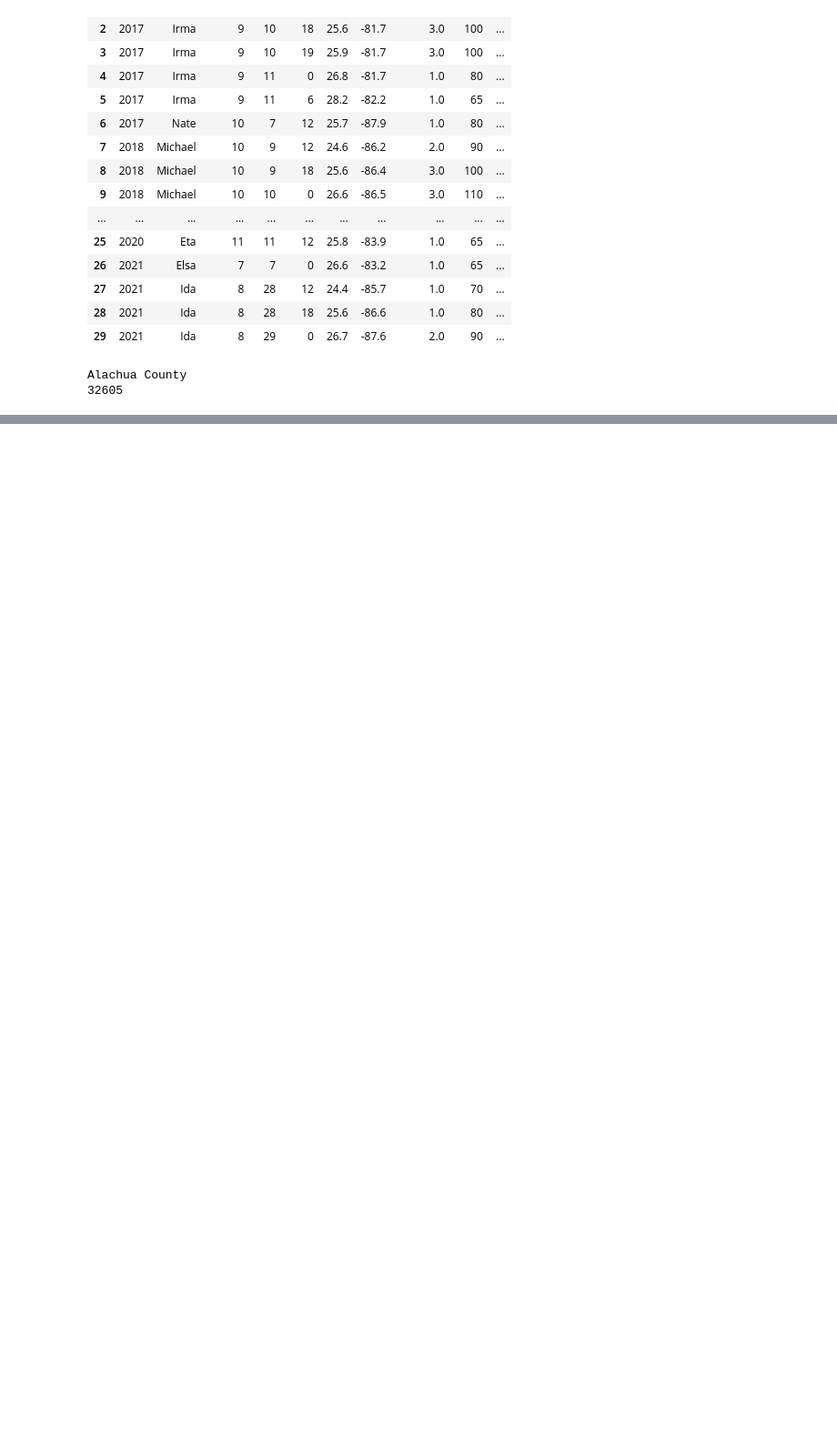
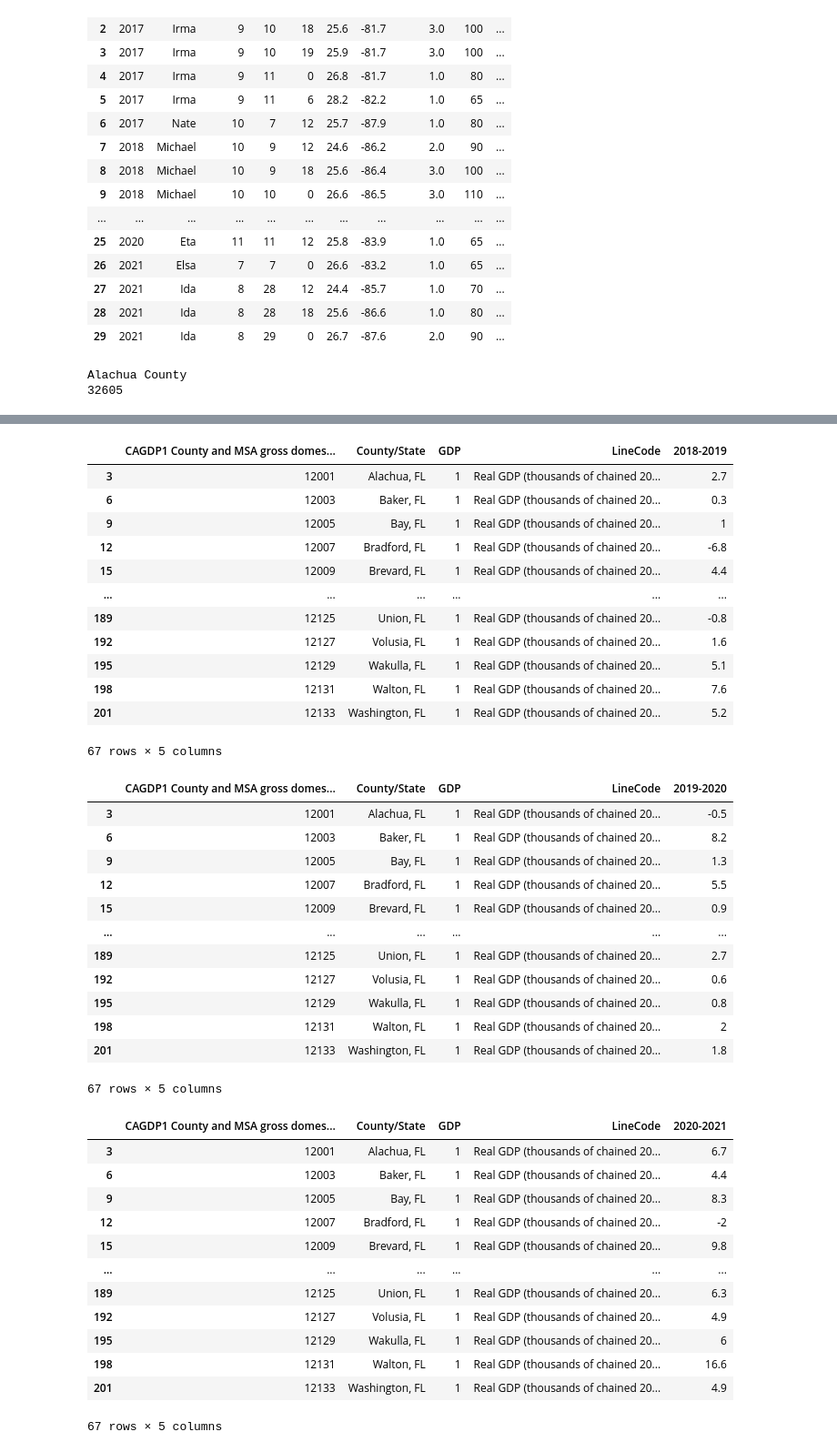
Before and after one commit to UDoWhile/Project-1, a Jupyter notebook: main_nash.ipynb, the cells around one changed output, grey strips where cells are left out. Shown at 91% size. Drawn from its saved outputs; the diff is of its cells as text; code cells hidden in the pictures; blank space fills up the shorter version.

Commit message:
cleaned up GDP data for Florida

```diff
--- a/main_nash.ipynb
+++ b/main_nash.ipynb
@@ -262,0 +269,66 @@ print(get_county (zip_code,florida_zipcodes_df ))
+# %%
+clean_2019 = florida_2019_df.drop(florida_2019_df.tail(4).index)
+clean_2019.drop(florida_2019_df.head(3).index, inplace=True)
+clean_2019.rename({'Unnamed: 1':'County/State', 'Unnamed: 2': 'GDP','Unnamed: 3': 'LineCode', 'Unnamed: 4': '2018-2019'}, axis=1, inplace=True)
+#df = df.loc[~((df['col1'] == 'A') | (df['col2'] > 6))]
+#clean_2019 = clean_2019.loc[~((clean_2019['GDP'] == '2' | clean_2019['GDP'] =='3'))]
+#df['A'] = df['A'].astype(int)  from Xpert
+clean_2019['GDP'] = clean_2019['GDP'].astype(int)
+#df = df[~df['A'].isin([2, 3])] from Xpert
+clean_2019 = clean_2019[~clean_2019['GDP'].isin([2,3,])]
+
+clean_2020 = florida_2020_df.drop(florida_2020_df.tail(4).index)
+clean_2020.drop(florida_2020_df.head(3).index, inplace=True)
+clean_2020.rename({'Unnamed: 1':'County/State', 'Unnamed: 2': 'GDP','Unnamed: 3': 'LineCode', 'Unnamed: 4': '2019-2020'}, axis=1, inplace=True)
+clean_2020['GDP'] = clean_2020['GDP'].astype(int)
+clean_2020 = clean_2020[~clean_2020['GDP'].isin([2,3,])]
+
+clean_2021 = florida_2021_df.drop(florida_2021_df.tail(4).index)
+clean_2021.drop(florida_2021_df.head(3).index, inplace=True)
+clean_2021.rename({'Unnamed: 1':'County/State', 'Unnamed: 2': 'GDP', 'Unnamed: 3': 'LineCode', 'Unnamed: 4': '2020-2021'}, axis=1, inplace=True)
+clean_2021['GDP'] = clean_2021['GDP'].astype(int)
+clean_2021 = clean_2021[~clean_2021['GDP'].isin([2,3,])]
+
+display(clean_2019)
+display(clean_2020)
+display(clean_2021)
+# %% [output]
+|  | CAGDP1 County and MSA gross domes... | County/State | GDP | LineCode | 2018-2019 |
+| 3 | 12001 | Alachua, FL | 1 | Real GDP (thousands of chained 20... | 2.7 |
+| 6 | 12003 | Baker, FL | 1 | Real GDP (thousands of chained 20... | 0.3 |
+| 9 | 12005 | Bay, FL | 1 | Real GDP (thousands of chained 20... | 1 |
+| 12 | 12007 | Bradford, FL | 1 | Real GDP (thousands of chained 20... | -6.8 |
+| 15 | 12009 | Brevard, FL | 1 | Real GDP (thousands of chained 20... | 4.4 |
+| ... | ... | ... | ... | ... | ... |
+| 189 | 12125 | Union, FL | 1 | Real GDP (thousands of chained 20... | -0.8 |
+| 192 | 12127 | Volusia, FL | 1 | Real GDP (thousands of chained 20... | 1.6 |
+| 195 | 12129 | Wakulla, FL | 1 | Real GDP (thousands of chained 20... | 5.1 |
+| 198 | 12131 | Walton, FL | 1 | Real GDP (thousands of chained 20... | 7.6 |
+| 201 | 12133 | Washington, FL | 1 | Real GDP (thousands of chained 20... | 5.2 |
+67 rows × 5 columns
+|  | CAGDP1 County and MSA gross domes... | County/State | GDP | LineCode | 2019-2020 |
+| 3 | 12001 | Alachua, FL | 1 | Real GDP (thousands of chained 20... | -0.5 |
+| 6 | 12003 | Baker, FL | 1 | Real GDP (thousands of chained 20... | 8.2 |
+| 9 | 12005 | Bay, FL | 1 | Real GDP (thousands of chained 20... | 1.3 |
+| 12 | 12007 | Bradford, FL | 1 | Real GDP (thousands of chained 20... | 5.5 |
+| 15 | 12009 | Brevard, FL | 1 | Real GDP (thousands of chained 20... | 0.9 |
+| ... | ... | ... | ... | ... | ... |
+| 189 | 12125 | Union, FL | 1 | Real GDP (thousands of chained 20... | 2.7 |
+| 192 | 12127 | Volusia, FL | 1 | Real GDP (thousands of chained 20... | 0.6 |
+| 195 | 12129 | Wakulla, FL | 1 | Real GDP (thousands of chained 20... | 0.8 |
+| 198 | 12131 | Walton, FL | 1 | Real GDP (thousands of chained 20... | 2 |
+| 201 | 12133 | Washington, FL | 1 | Real GDP (thousands of chained 20... | 1.8 |
+67 rows × 5 columns
+|  | CAGDP1 County and MSA gross domes... | County/State | GDP | LineCode | 2020-2021 |
+| 3 | 12001 | Alachua, FL | 1 | Real GDP (thousands of chained 20... | 6.7 |
+| 6 | 12003 | Baker, FL | 1 | Real GDP (thousands of chained 20... | 4.4 |
+| 9 | 12005 | Bay, FL | 1 | Real GDP (thousands of chained 20... | 8.3 |
+| 12 | 12007 | Bradford, FL | 1 | Real GDP (thousands of chained 20... | -2 |
+| 15 | 12009 | Brevard, FL | 1 | Real GDP (thousands of chained 20... | 9.8 |
+| ... | ... | ... | ... | ... | ... |
+| 189 | 12125 | Union, FL | 1 | Real GDP (thousands of chained 20... | 6.3 |
+| 192 | 12127 | Volusia, FL | 1 | Real GDP (thousands of chained 20... | 4.9 |
+| 195 | 12129 | Wakulla, FL | 1 | Real GDP (thousands of chained 20... | 6 |
+| 198 | 12131 | Walton, FL | 1 | Real GDP (thousands of chained 20... | 16.6 |
+| 201 | 12133 | Washington, FL | 1 | Real GDP (thousands of chained 20... | 4.9 |
+67 rows × 5 columns
```
Also changed, not shown: parts of 3 cells of this notebook.
